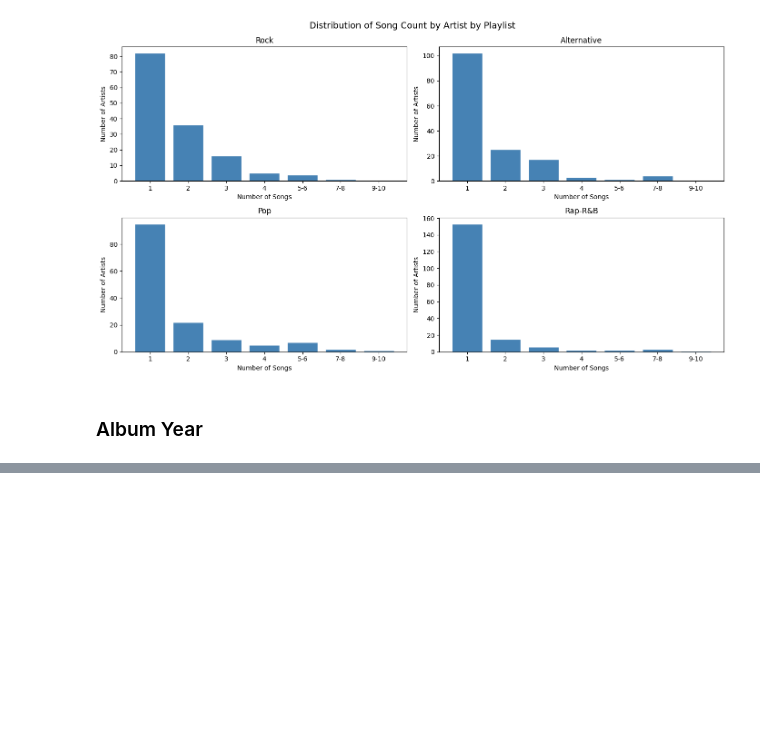
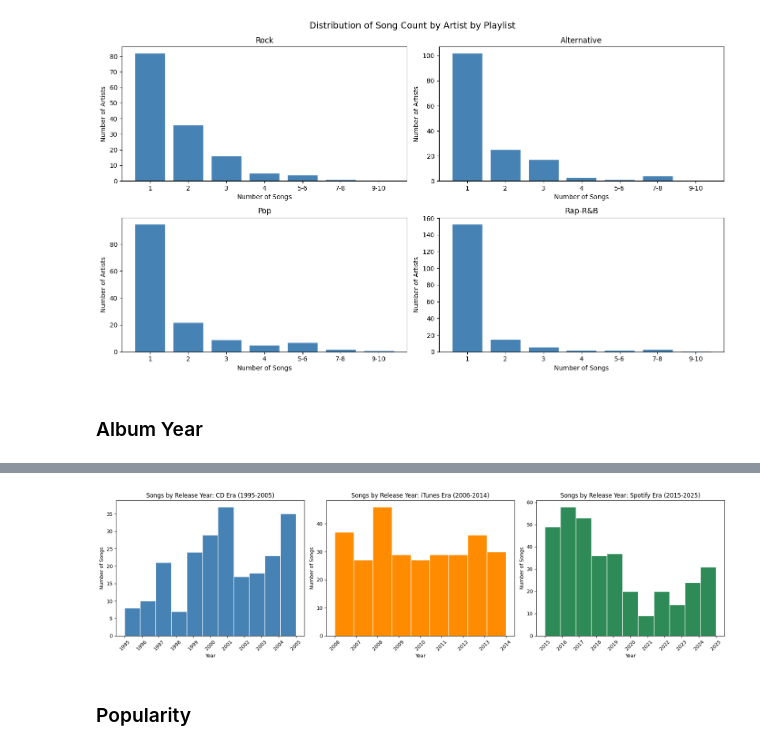
Before and after one commit to kaseymallette/music-taste-profile, a Jupyter notebook: 01_exploratory_analysis.ipynb, the cells around one changed output, grey strips where cells are left out. Drawn from its saved outputs; the diff is of its cells as text; code cells hidden in the pictures; blank space fills up the shorter version.

```diff
--- a/01_exploratory_analysis.ipynb
+++ b/01_exploratory_analysis.ipynb
@@ -218,0 +259,18 @@ Name: count, dtype: int64
+# %%
+# Analyze songs from 1995-2005 (CD era)
+df_cds = df_library[(df_library['album_year'] >= 1995) & (df_library['album_year'] < 2006)]
+print(f"Number of songs from 1995-2005: {len(df_cds)}")
+print('Average number of songs per year in 1995-2005:', round(len(df_cds) / 11, 1))
+print('Range of songs per year:', df_cds['album_year'].value_counts().min(), '-', df_cds['album_year'].value_counts().max())
+
+# Analyze songs from 2006-2014 (iTunes era)
+df_itunes = df_library[(df_library['album_year'] >= 2006) & (df_library['album_year'] < 2015)]
+print(f"\nNumber of songs from 2006-2014: {len(df_itunes)}")
+print('Average number of songs per year in 2006-2014:', round(len(df_itunes) / 9, 1))
+print('Range of songs per year:', df_itunes['album_year'].value_counts().min(), '-', df_itunes['album_year'].value_counts().max())
+
+# Analyze songs from 2015-2025 (Spotify era)
+df_spotify = df_library[(df_library['album_year'] >= 2015) & (df_library['album_year'] < 2026)]
+print(f"\nNumber of songs from 2015-2025: {len(df_spotify)}")
+print('Average number of songs per year in 2020s:', round(len(df_spotify) / 11, 1))
+print('Range of songs per year:', df_spotify['album_year'].value_counts().min(), '-', df_spotify['album_year'].value_counts().max())
@@ -218,0 +289,23 @@ Name: count, dtype: int64
+# %%
+fig, axes = plt.subplots(1, 3, figsize=(18, 5))
+
+eras = [
+    (df_cds, range(1995, 2006), 'Songs by Release Year: CD Era (1995-2005)', 'steelblue'),
+    (df_itunes, range(2006, 2015), 'Songs by Release Year: iTunes Era (2006-2014)', 'darkorange'),
+    (df_spotify, range(2015, 2026), 'Songs by Release Year: Spotify Era (2015-2025)', 'seagreen'),
+]
+
+for ax, (df, xticks, title, color) in zip(axes, eras):
+    ax.hist(df['album_year'], bins=len(xticks), color=color, edgecolor='white')
+    ax.set_xlabel('Year')
+    ax.set_ylabel('Number of Songs')
+    ax.set_title(title)
+    ax.set_xticks(xticks)
+    ax.tick_params(axis='x', rotation=45)
+
+plt.tight_layout()
+plt.show()
+# %% [output]
+[figure, added]
+# %% [markdown]
+### Popularity
```
Also changed, not shown: parts of 10 cells of this notebook.
